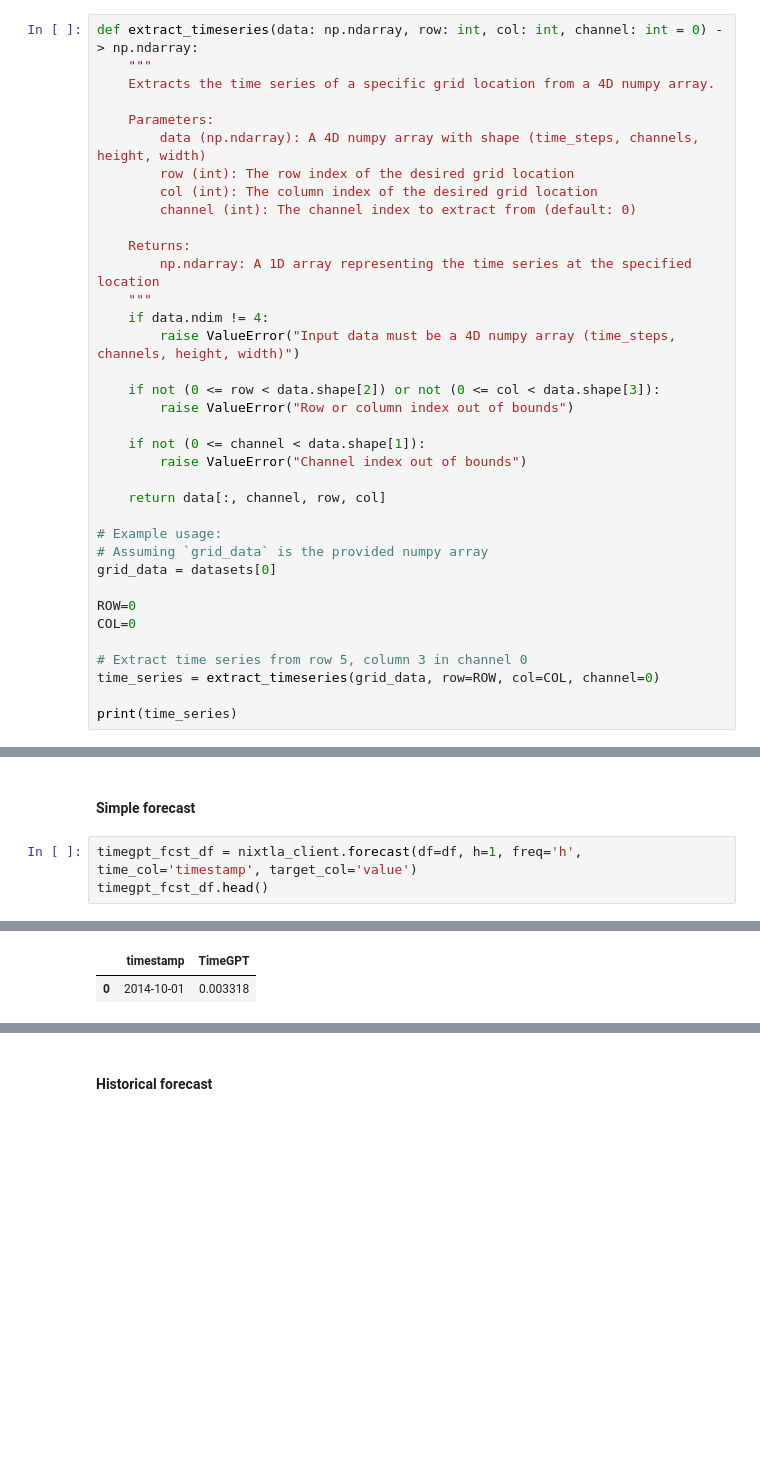
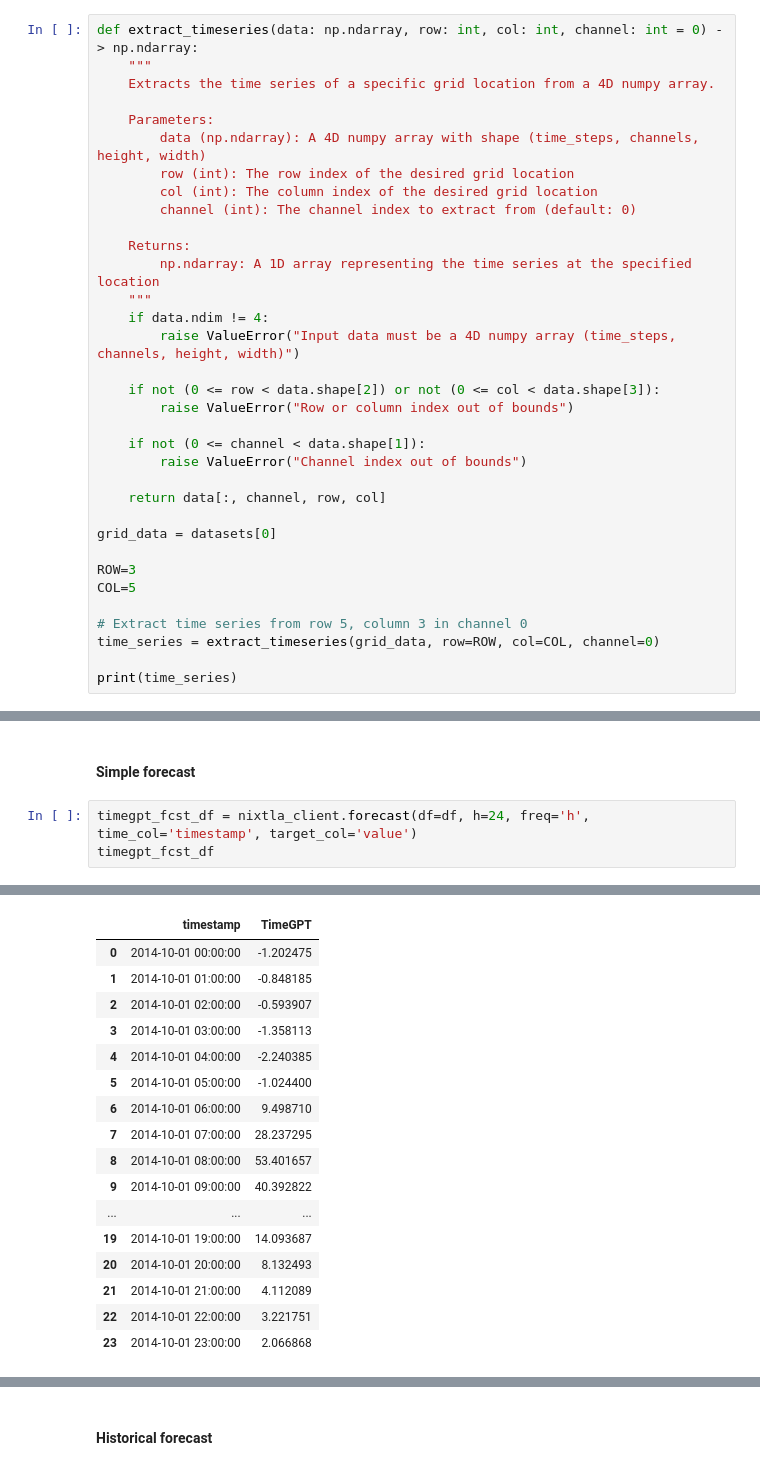
Before and after one commit to anitagraser/ST-ResNet, a Jupyter notebook: experiment.ipynb, the cells around one changed output, grey strips where cells are left out. Saved outputs shown, nothing was run; the diff lists cells and outputs as text; blank space fills up the shorter version.

```diff
--- a/experiment.ipynb
+++ b/experiment.ipynb
@@ -144,12 +144,10 @@ def extract_timeseries(data: np.ndarray, row: int, col: int, channel: int = 0) -
 
     return data[:, channel, row, col]
 
-# Example usage:
-# Assuming `grid_data` is the provided numpy array
 grid_data = datasets[0]
 
-ROW=0
-COL=0
+ROW=3
+COL=5
 
 # Extract time series from row 5, column 3 in channel 0
 time_series = extract_timeseries(grid_data, row=ROW, col=COL, channel=0)
@@ -272,8 +270,8 @@ nixtla_client.plot(df, time_col='timestamp', target_col='value')
 # %% [markdown]
 #### Simple forecast
 # %%
-timegpt_fcst_df = nixtla_client.forecast(df=df, h=1, freq='h', time_col='timestamp', target_col='value')
-timegpt_fcst_df.head()
+timegpt_fcst_df = nixtla_client.forecast(df=df, h=24, freq='h', time_col='timestamp', target_col='value')
+timegpt_fcst_df
 # %% [output]
 INFO:nixtla.nixtla_client:Validating inputs...
 INFO:nixtla.nixtla_client:Preprocessing dataframes...
@@ -281,7 +278,22 @@ INFO:nixtla.nixtla_client:Querying model metadata...
 INFO:nixtla.nixtla_client:Restricting input...
 INFO:nixtla.nixtla_client:Calling Forecast Endpoint...
 |  | timestamp | TimeGPT |
-| 0 | 2014-10-01 | 0.003318 |
+| 0 | 2014-10-01 00:00:00 | -1.202475 |
+| 1 | 2014-10-01 01:00:00 | -0.848185 |
+| 2 | 2014-10-01 02:00:00 | -0.593907 |
+| 3 | 2014-10-01 03:00:00 | -1.358113 |
+| 4 | 2014-10-01 04:00:00 | -2.240385 |
+| 5 | 2014-10-01 05:00:00 | -1.024400 |
+| 6 | 2014-10-01 06:00:00 | 9.498710 |
+| 7 | 2014-10-01 07:00:00 | 28.237295 |
+| 8 | 2014-10-01 08:00:00 | 53.401657 |
+| 9 | 2014-10-01 09:00:00 | 40.392822 |
+| ... | ... | ... |
+| 19 | 2014-10-01 19:00:00 | 14.093687 |
+| 20 | 2014-10-01 20:00:00 | 8.132493 |
+| 21 | 2014-10-01 21:00:00 | 4.112089 |
+| 22 | 2014-10-01 22:00:00 | 3.221751 |
+| 23 | 2014-10-01 23:00:00 | 2.066868 |
 # %%
 nixtla_client.plot(df, timegpt_fcst_df, time_col='timestamp', target_col='value')
 # %% [output]
```
Also changed, not shown: parts of 7 cells of this notebook.
